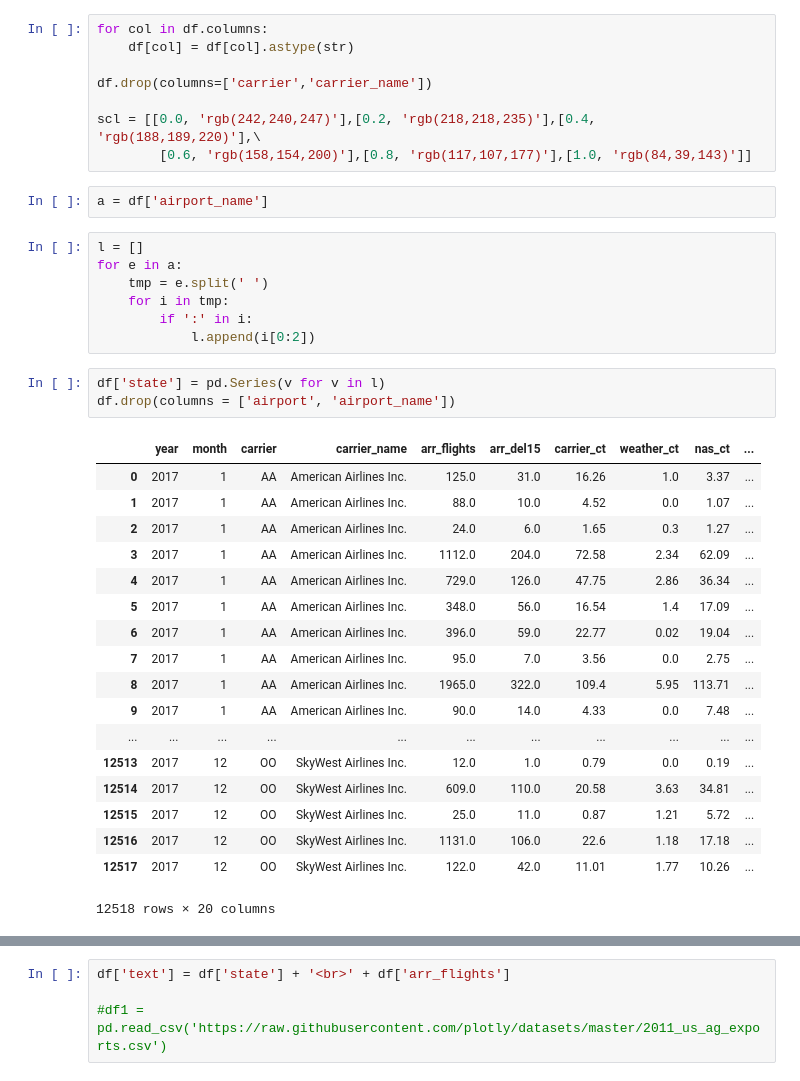
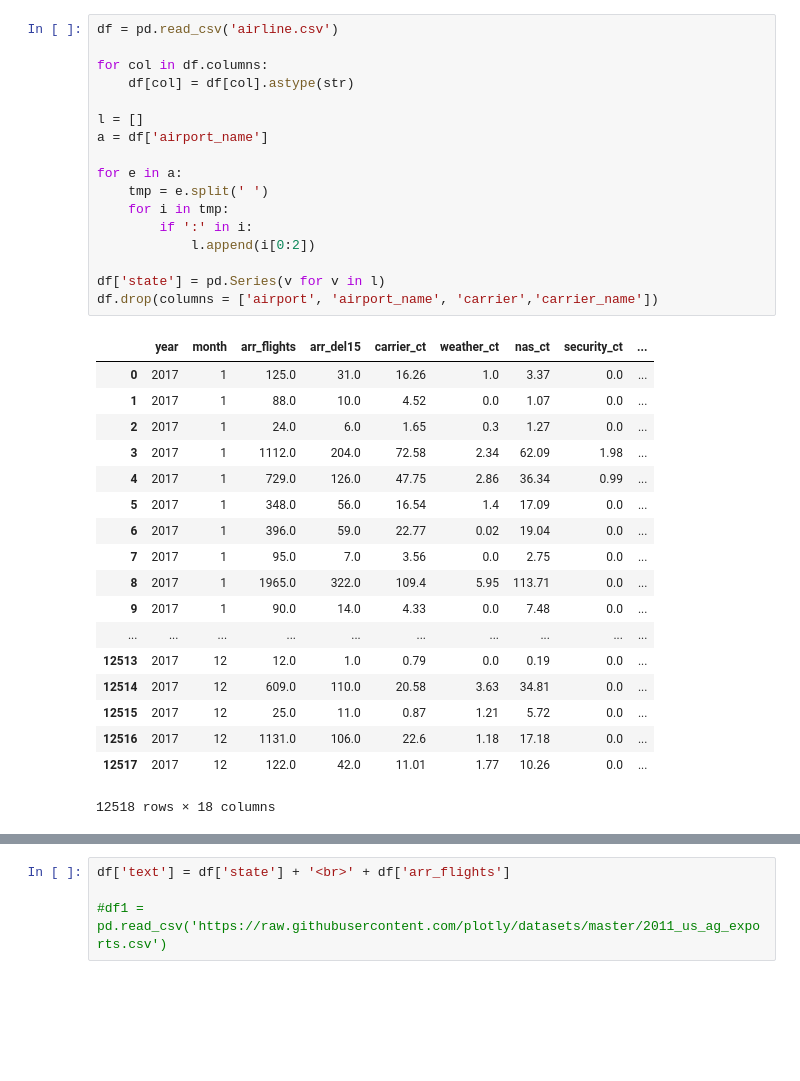
Before and after one commit to jkim810/DataVis, a Jupyter notebook: Datavis2.ipynb, the cells around one changed output, grey strips where cells are left out. Cells and saved outputs as stored; diff of their text form; blank space fills up the shorter version.

```diff
--- a/Datavis2.ipynb
+++ b/Datavis2.ipynb
@@ -27,39 +5,36 @@ df
-# %%
-for col in df.columns:
-    df[col] = df[col].astype(str)
-
-df.drop(columns=['carrier','carrier_name'])
-
-scl = [[0.0, 'rgb(242,240,247)'],[0.2, 'rgb(218,218,235)'],[0.4, 'rgb(188,189,220)'],\
-        [0.6, 'rgb(158,154,200)'],[0.8, 'rgb(117,107,177)'],[1.0, 'rgb(84,39,143)']]
-# %%
-a = df['airport_name']
 # %%
+df = pd.read_csv('airline.csv')
+
+for col in df.columns:
+    df[col] = df[col].astype(str)
+
 l = []
+a = df['airport_name']
+
 for e in a:
     tmp = e.split(' ')
     for i in tmp:
         if ':' in i:
             l.append(i[0:2])
+
+df['state'] = pd.Series(v for v in l)
+df.drop(columns = ['airport', 'airport_name', 'carrier','carrier_name'])
+# %% [output]
+|  | year | month | arr_flights | arr_del15 | carrier_ct | weather_ct | nas_ct | security_ct | ... |
+| 0 | 2017 | 1 | 125.0 | 31.0 | 16.26 | 1.0 | 3.37 | 0.0 | ... |
+| 1 | 2017 | 1 | 88.0 | 10.0 | 4.52 | 0.0 | 1.07 | 0.0 | ... |
+| 2 | 2017 | 1 | 24.0 | 6.0 | 1.65 | 0.3 | 1.27 | 0.0 | ... |
+| 3 | 2017 | 1 | 1112.0 | 204.0 | 72.58 | 2.34 | 62.09 | 1.98 | ... |
+| 4 | 2017 | 1 | 729.0 | 126.0 | 47.75 | 2.86 | 36.34 | 0.99 | ... |
+| 5 | 2017 | 1 | 348.0 | 56.0 | 16.54 | 1.4 | 17.09 | 0.0 | ... |
+| 6 | 2017 | 1 | 396.0 | 59.0 | 22.77 | 0.02 | 19.04 | 0.0 | ... |
+| 7 | 2017 | 1 | 95.0 | 7.0 | 3.56 | 0.0 | 2.75 | 0.0 | ... |
+| 8 | 2017 | 1 | 1965.0 | 322.0 | 109.4 | 5.95 | 113.71 | 0.0 | ... |
+| 9 | 2017 | 1 | 90.0 | 14.0 | 4.33 | 0.0 | 7.48 | 0.0 | ... |
+| ... | ... | ... | ... | ... | ... | ... | ... | ... | ... |
+| 12513 | 2017 | 12 | 12.0 | 1.0 | 0.79 | 0.0 | 0.19 | 0.0 | ... |
+| 12514 | 2017 | 12 | 609.0 | 110.0 | 20.58 | 3.63 | 34.81 | 0.0 | ... |
+| 12515 | 2017 | 12 | 25.0 | 11.0 | 0.87 | 1.21 | 5.72 | 0.0 | ... |
+| 12516 | 2017 | 12 | 1131.0 | 106.0 | 22.6 | 1.18 | 17.18 | 0.0 | ... |
+| 12517 | 2017 | 12 | 122.0 | 42.0 | 11.01 | 1.77 | 10.26 | 0.0 | ... |
+12518 rows × 18 columns
-# %%
-df['state'] = pd.Series(v for v in l)
-df.drop(columns = ['airport', 'airport_name'])
-# %% [output]
-|  | year | month | carrier | carrier_name | arr_flights | arr_del15 | carrier_ct | weather_ct | nas_ct | ... |
-| 0 | 2017 | 1 | AA | American Airlines Inc. | 125.0 | 31.0 | 16.26 | 1.0 | 3.37 | ... |
-| 1 | 2017 | 1 | AA | American Airlines Inc. | 88.0 | 10.0 | 4.52 | 0.0 | 1.07 | ... |
-| 2 | 2017 | 1 | AA | American Airlines Inc. | 24.0 | 6.0 | 1.65 | 0.3 | 1.27 | ... |
-| 3 | 2017 | 1 | AA | American Airlines Inc. | 1112.0 | 204.0 | 72.58 | 2.34 | 62.09 | ... |
-| 4 | 2017 | 1 | AA | American Airlines Inc. | 729.0 | 126.0 | 47.75 | 2.86 | 36.34 | ... |
-| 5 | 2017 | 1 | AA | American Airlines Inc. | 348.0 | 56.0 | 16.54 | 1.4 | 17.09 | ... |
-| 6 | 2017 | 1 | AA | American Airlines Inc. | 396.0 | 59.0 | 22.77 | 0.02 | 19.04 | ... |
-| 7 | 2017 | 1 | AA | American Airlines Inc. | 95.0 | 7.0 | 3.56 | 0.0 | 2.75 | ... |
-| 8 | 2017 | 1 | AA | American Airlines Inc. | 1965.0 | 322.0 | 109.4 | 5.95 | 113.71 | ... |
-| 9 | 2017 | 1 | AA | American Airlines Inc. | 90.0 | 14.0 | 4.33 | 0.0 | 7.48 | ... |
-| ... | ... | ... | ... | ... | ... | ... | ... | ... | ... | ... |
-| 12513 | 2017 | 12 | OO | SkyWest Airlines Inc. | 12.0 | 1.0 | 0.79 | 0.0 | 0.19 | ... |
-| 12514 | 2017 | 12 | OO | SkyWest Airlines Inc. | 609.0 | 110.0 | 20.58 | 3.63 | 34.81 | ... |
-| 12515 | 2017 | 12 | OO | SkyWest Airlines Inc. | 25.0 | 11.0 | 0.87 | 1.21 | 5.72 | ... |
-| 12516 | 2017 | 12 | OO | SkyWest Airlines Inc. | 1131.0 | 106.0 | 22.6 | 1.18 | 17.18 | ... |
-| 12517 | 2017 | 12 | OO | SkyWest Airlines Inc. | 122.0 | 42.0 | 11.01 | 1.77 | 10.26 | ... |
-12518 rows × 20 columns
```
Also changed, not shown: parts of 11 cells of this notebook.
